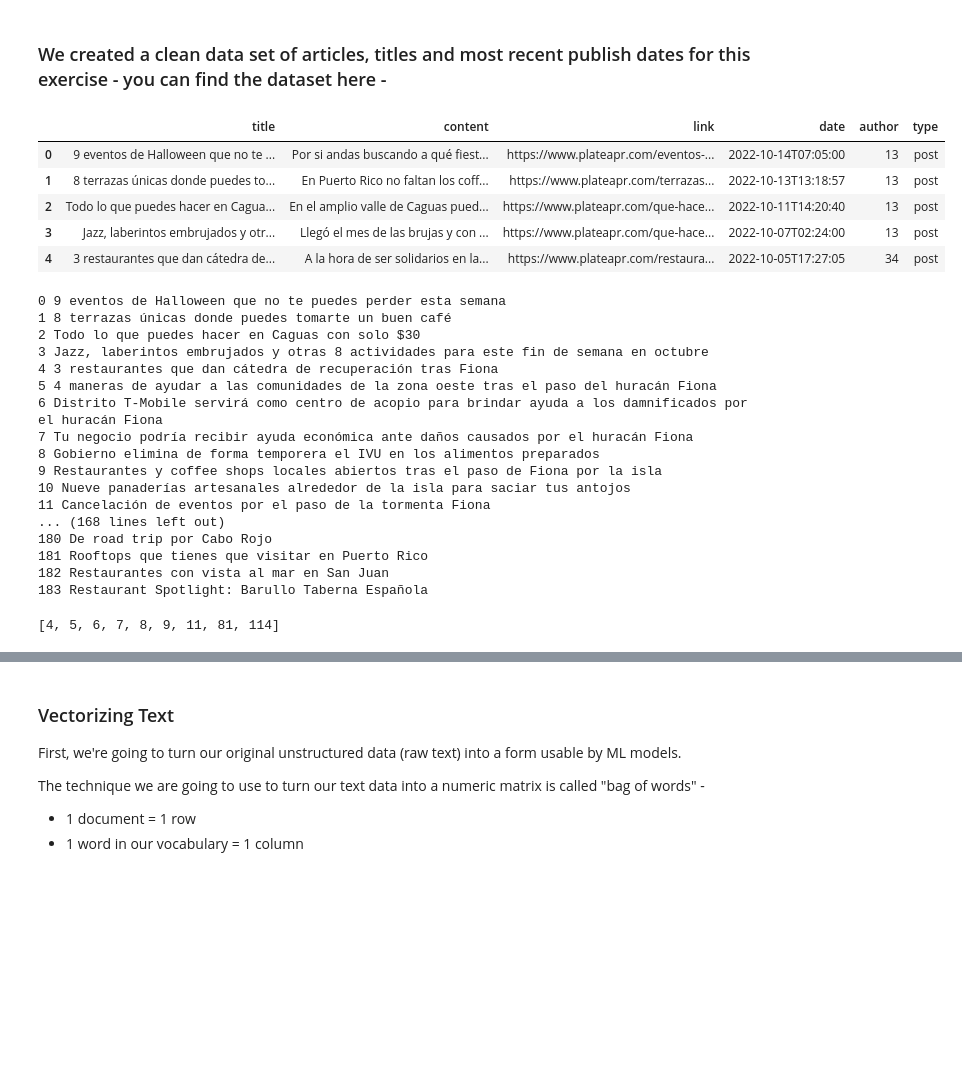
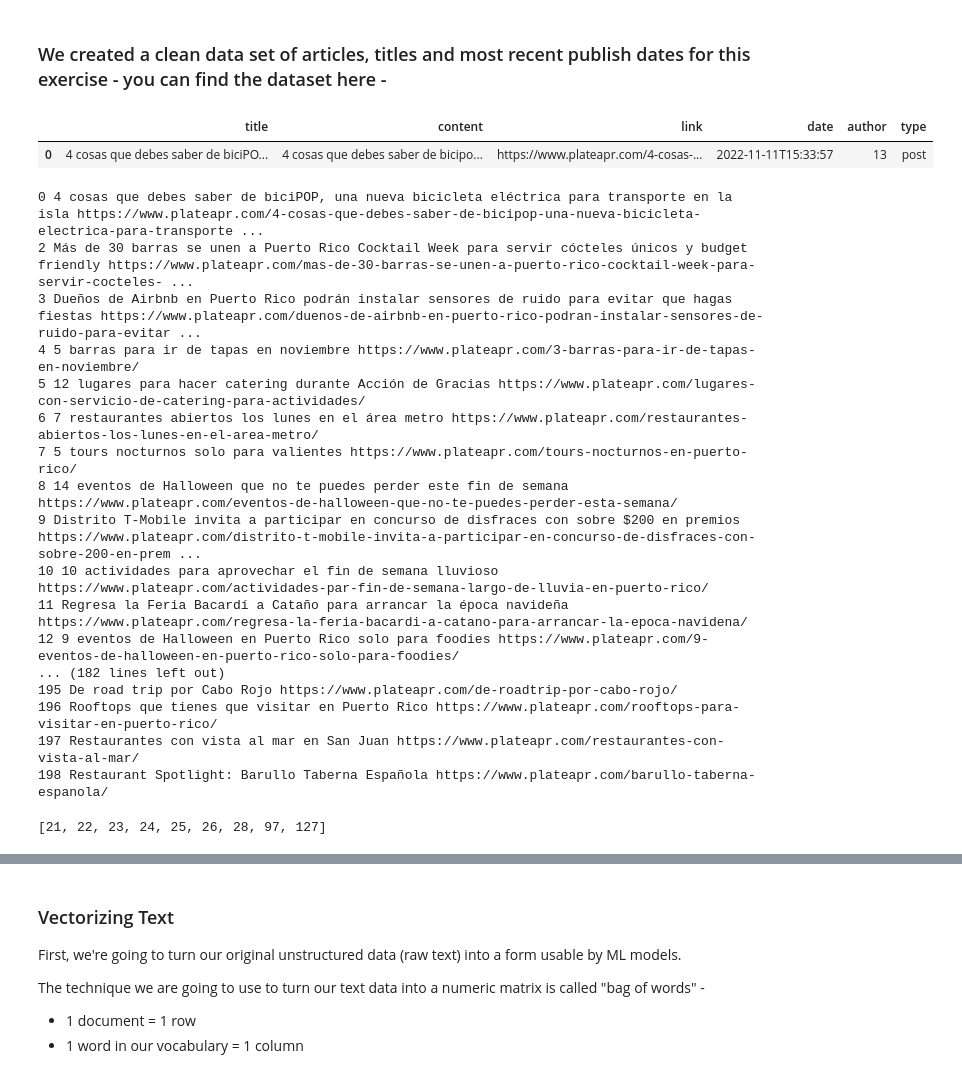
Before and after one commit to thernandezcolon/dsa-2022, a Jupyter notebook: capstone/Capstone Notebook (WP)-Final.ipynb, the cells around one changed output, grey strips where cells are left out. Saved outputs shown, nothing was run; the diff lists cells and outputs as text; code cells hidden in the pictures; blank space fills up the shorter version.

```diff
--- a/capstone/Capstone Notebook (WP)-Final.ipynb
+++ b/capstone/Capstone Notebook (WP)-Final.ipynb
@@ -66,16 +66,17 @@ def get_topic_names(model, feature_names, n_top_words):
 # %% [markdown]
 ### We created a clean data set of articles, titles and most recent publish dates for this exercise - you can find the dataset here -
 # %%
-data = pd.read_csv("./data/wp_posts_cleaned.csv")
+data = pd.read_csv("./data/wp_posts2022-11-12 14:34:48.917154.csv")
+# %%
+# This article is updated weekly receiving a huge amount of sessions
+# This is not the norm and therefore considered an outlier
+# Removing so it does the topic with it does not get an advantage
+data = data[data.link != 'https://www.plateapr.com/que-hacer-este-fin-de-semana-en-puerto-rico/']
 # %%
-data.head()
+data.head(1)
 # %% [output]
 |  | title | content | link | date | author | type |
-| 0 | 9 eventos de Halloween que no te ... | Por si andas buscando a qué fiest... | https://www.plateapr.com/eventos-... | 2022-10-14T07:05:00 | 13 | post |
-| 1 | 8 terrazas únicas donde puedes to... | En Puerto Rico no faltan los coff... | https://www.plateapr.com/terrazas... | 2022-10-13T13:18:57 | 13 | post |
-| 2 | Todo lo que puedes hacer en Cagua... | En el amplio valle de Caguas pued... | https://www.plateapr.com/que-hace... | 2022-10-11T14:20:40 | 13 | post |
-| 3 | Jazz, laberintos embrujados y otr... | Llegó el mes de las brujas y con ... | https://www.plateapr.com/que-hace... | 2022-10-07T02:24:00 | 13 | post |
-| 4 | 3 restaurantes que dan cátedra de... | A la hora de ser solidarios en la... | https://www.plateapr.com/restaura... | 2022-10-05T17:27:05 | 34 | post |
+| 0 | 4 cosas que debes saber de biciPO... | 4 cosas que debes saber de bicipo... | https://www.plateapr.com/4-cosas-... | 2022-11-11T15:33:57 | 13 | post |
 # %%
 ignore_titles = [
 
@@ -95,27 +96,26 @@ ignore_index = []
 for index, row in data.iterrows():
     if row['title'] in ignore_titles:
         ignore_index.append(index)
-
-    print(index, row['title'])
+    print(index, row['title'], row['link'])
 # %% [output]
-0 9 eventos de Halloween que no te puedes perder esta semana
-1 8 terrazas únicas donde puedes tomarte un buen café
-2 Todo lo que puedes hacer en Caguas con solo $30
-3 Jazz, laberintos embrujados y otras 8 actividades para este fin de semana en octubre
-4 3 restaurantes que dan cátedra de recuperación tras Fiona
-5 4 maneras de ayudar a las comunidades de la zona oeste tras el paso del huracán Fiona
-6 Distrito T-Mobile servirá como centro de acopio para brindar ayuda a los damnificados por el huracán Fiona
-7 Tu negocio podría recibir ayuda económica ante daños causados por el huracán Fiona
-8 Gobierno elimina de forma temporera el IVU en los alimentos preparados
-9 Restaurantes y coffee shops locales abiertos tras el paso de Fiona por la isla
-10 Nueve panaderías artesanales alrededor de la isla para saciar tus antojos
-11 Cancelación de eventos por el paso de la tormenta Fiona
-... (168 lines left out)
-180 De road trip por Cabo Rojo
-181 Rooftops que tienes que visitar en Puerto Rico
-182 Restaurantes con vista al mar en San Juan
-183 Restaurant Spotlight: Barullo Taberna Española
+0 4 cosas que debes saber de biciPOP, una nueva bicicleta eléctrica para transporte en la isla https://www.plateapr.com/4-cosas-que-debes-saber-de-bicipop-una-nueva-bicicleta-electrica-para-transporte ...
+2 Más de 30 barras se unen a Puerto Rico Cocktail Week para servir cócteles únicos y budget friendly https://www.plateapr.com/mas-de-30-barras-se-unen-a-puerto-rico-cocktail-week-para-servir-cocteles- ...
+3 Dueños de Airbnb en Puerto Rico podrán instalar sensores de ruido para evitar que hagas fiestas https://www.plateapr.com/duenos-de-airbnb-en-puerto-rico-podran-instalar-sensores-de-ruido-para-evitar ...
+4 5 barras para ir de tapas en noviembre https://www.plateapr.com/3-barras-para-ir-de-tapas-en-noviembre/
+5 12 lugares para hacer catering durante Acción de Gracias https://www.plateapr.com/lugares-con-servicio-de-catering-para-actividades/
+6 7 restaurantes abiertos los lunes en el área metro https://www.plateapr.com/restaurantes-abiertos-los-lunes-en-el-area-metro/
+7 5 tours nocturnos solo para valientes https://www.plateapr.com/tours-nocturnos-en-puerto-rico/
+8 14 eventos de Halloween que no te puedes perder este fin de semana https://www.plateapr.com/eventos-de-halloween-que-no-te-puedes-perder-esta-semana/
+9 Distrito T-Mobile invita a participar en concurso de disfraces con sobre $200 en premios https://www.plateapr.com/distrito-t-mobile-invita-a-participar-en-concurso-de-disfraces-con-sobre-200-en-prem ...
+10 10 actividades para aprovechar el fin de semana lluvioso https://www.plateapr.com/actividades-par-fin-de-semana-largo-de-lluvia-en-puerto-rico/
+11 Regresa la Feria Bacardí a Cataño para arrancar la época navideña https://www.plateapr.com/regresa-la-feria-bacardi-a-catano-para-arrancar-la-epoca-navidena/
+12 9 eventos de Halloween en Puerto Rico solo para foodies https://www.plateapr.com/9-eventos-de-halloween-en-puerto-rico-solo-para-foodies/
+... (182 lines left out)
+195 De road trip por Cabo Rojo https://www.plateapr.com/de-roadtrip-por-cabo-rojo/
+196 Rooftops que tienes que visitar en Puerto Rico https://www.plateapr.com/rooftops-para-visitar-en-puerto-rico/
+197 Restaurantes con vista al mar en San Juan https://www.plateapr.com/restaurantes-con-vista-al-mar/
+198 Restaurant Spotlight: Barullo Taberna Española https://www.plateapr.com/barullo-taberna-espanola/
 # %%
 ignore_index
 # %% [output]
-[4, 5, 6, 7, 8, 9, 11, 81, 114]
+[21, 22, 23, 24, 25, 26, 28, 97, 127]
```
Also changed, not shown: parts of 23 cells of this notebook, 7 other files.
